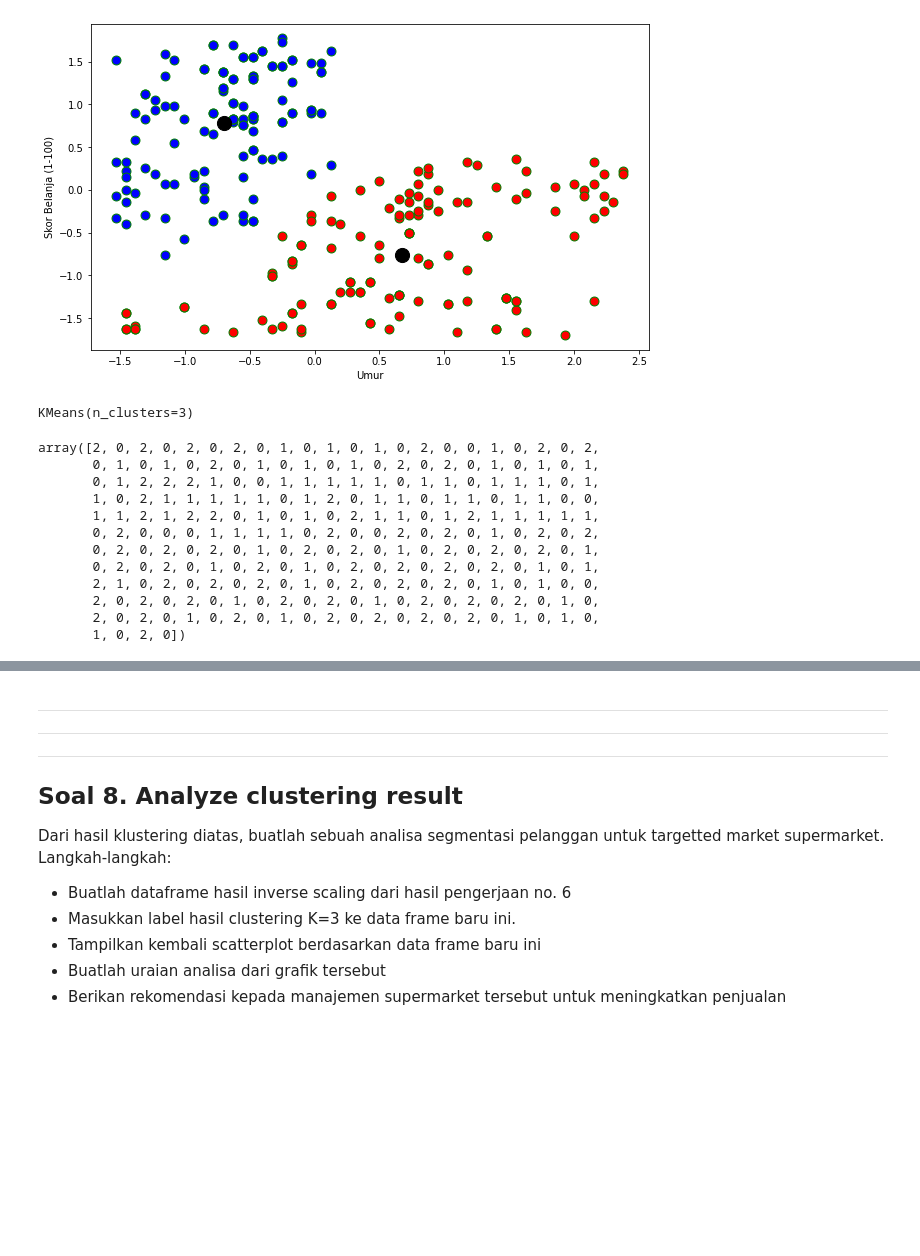
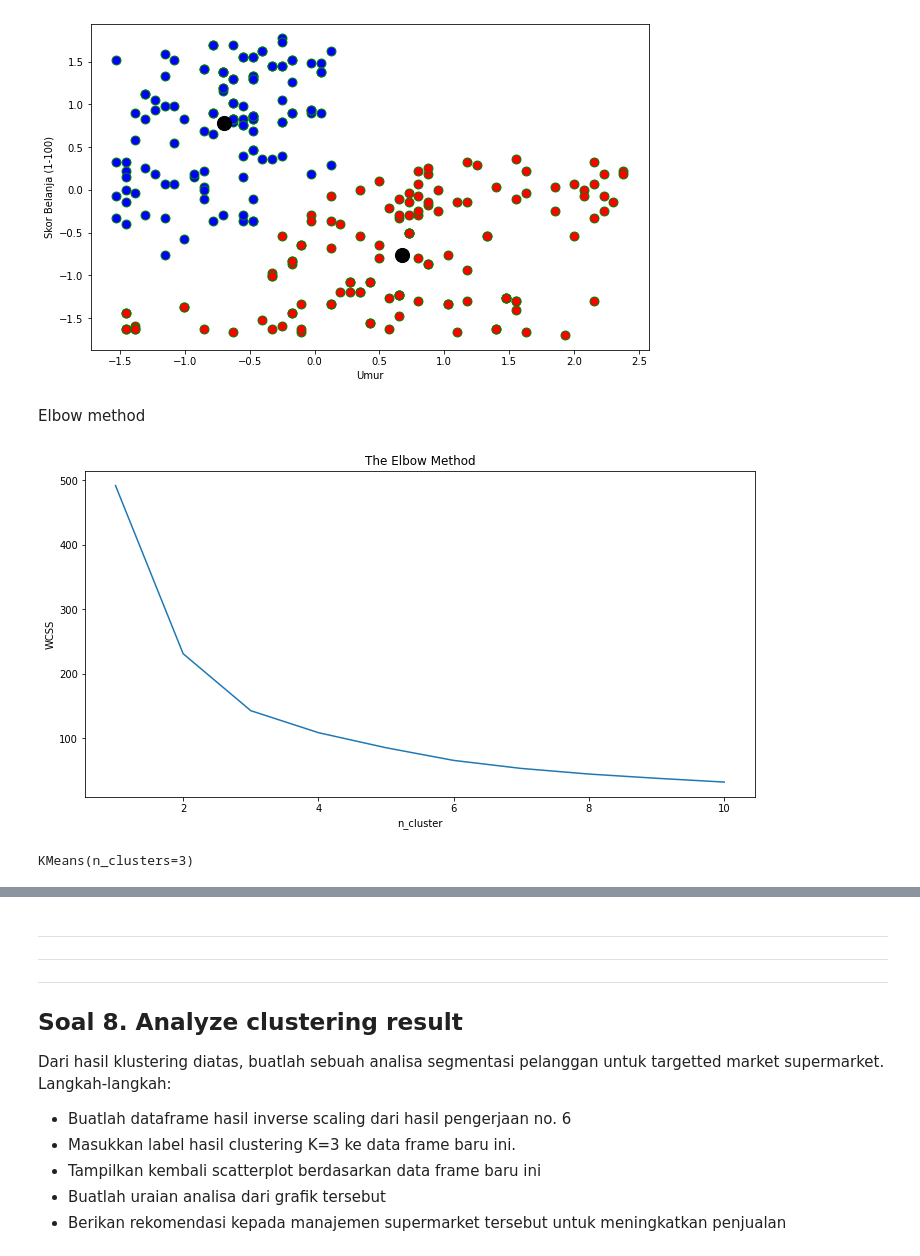
Before and after one commit to ighfirlyan/scikit-learn, a Jupyter notebook: Tugas_pekan_4_PDS(MiniProject).ipynb, the cells around one changed output, grey strips where cells are left out. Saved outputs shown, nothing was run; the diff lists cells and outputs as text; code cells hidden in the pictures; blank space fills up the shorter version.

```diff
--- a/Tugas_pekan_4_PDS(MiniProject).ipynb
+++ b/Tugas_pekan_4_PDS(MiniProject).ipynb
@@ -194,12 +194,12 @@ get_Outliers_index(fill_df)
 # %% [output]
 [16, 198, 199, 249]
 # %%
-outlier_id = get_Outliers_index(fill_df)
+df_drop_outlier = get_Outliers_index(fill_df)
 
-fill_df.drop(outlier_id, inplace=True)
+fill_df.drop(df_drop_outlier, inplace=True)
 # %%
-new_outlier = fill_df.drop(['Jenis Kelamin','ID_pelanggan'], axis = 1)
-display(new_outlier)
+df_drop_outlier = fill_df.drop(['Jenis Kelamin','ID_pelanggan'], axis = 1)
+display(df_drop_outlier)
 # %% [output]
 |  | Umur | Pendapatan pertahun (juta) | Skor Belanja (1-100) |
 | 0 | 19.0 | 15 | 39.0 |
@@ -483,4 +481,4 @@ from sklearn.preprocessing import StandardScaler
 
 scaler = StandardScaler()
 
-output = scaler.fit_transform(new_outlier[['Umur','Skor Belanja (1-100)']])
+output = scaler.fit_transform(df_drop_outlier[['Umur','Skor Belanja (1-100)']])
@@ -592,3 +588,23 @@ plt.scatter()
+# %% [markdown]
+Elbow method
+# %%
+#elbow method beserta visualisasinya
+
+distortions = []
+K = range(1,11)
+for k in K:
+    kmeanModel = KMeans(n_clusters=k)
+    kmeanModel.fit(output_df)
+    distortions.append(kmeanModel.inertia_)
+
+plt.figure(figsize=(12,6))
+plt.plot(K, distortions)
+plt.xlabel('n_cluster')
+plt.ylabel('WCSS')
+plt.title('The Elbow Method')
+plt.show()
+# %% [output]
+[figure, added]
 # %%
 #clustering n=3
 
@@ -602,18 +618,2 @@ predict2
 # %% [output]
 KMeans(n_clusters=3)
-# %%
-label2 = model2.fit_predict(output_df)
-label2
-# %% [output]
-array([2, 0, 2, 0, 2, 0, 2, 0, 1, 0, 1, 0, 1, 0, 2, 0, 0, 1, 0, 2, 0, 2,
-       0, 1, 0, 1, 0, 2, 0, 1, 0, 1, 0, 1, 0, 2, 0, 2, 0, 1, 0, 1, 0, 1,
-       0, 1, 2, 2, 2, 1, 0, 0, 1, 1, 1, 1, 1, 0, 1, 1, 0, 1, 1, 1, 0, 1,
-       1, 0, 2, 1, 1, 1, 1, 1, 0, 1, 2, 0, 1, 1, 0, 1, 1, 0, 1, 1, 0, 0,
-       1, 1, 2, 1, 2, 2, 0, 1, 0, 1, 0, 2, 1, 1, 0, 1, 2, 1, 1, 1, 1, 1,
-       0, 2, 0, 0, 0, 1, 1, 1, 1, 0, 2, 0, 0, 2, 0, 2, 0, 1, 0, 2, 0, 2,
-       0, 2, 0, 2, 0, 2, 0, 1, 0, 2, 0, 2, 0, 1, 0, 2, 0, 2, 0, 2, 0, 1,
-       0, 2, 0, 2, 0, 1, 0, 2, 0, 1, 0, 2, 0, 2, 0, 2, 0, 2, 0, 1, 0, 1,
-       2, 1, 0, 2, 0, 2, 0, 2, 0, 1, 0, 2, 0, 2, 0, 2, 0, 1, 0, 1, 0, 0,
-       2, 0, 2, 0, 2, 0, 1, 0, 2, 0, 2, 0, 1, 0, 2, 0, 2, 0, 2, 0, 1, 0,
-       2, 0, 2, 0, 1, 0, 2, 0, 1, 0, 2, 0, 2, 0, 2, 0, 2, 0, 1, 0, 1, 0,
-       1, 0, 2, 0])
```
Also changed, not shown: parts of 30 cells of this notebook, 3 other files.
